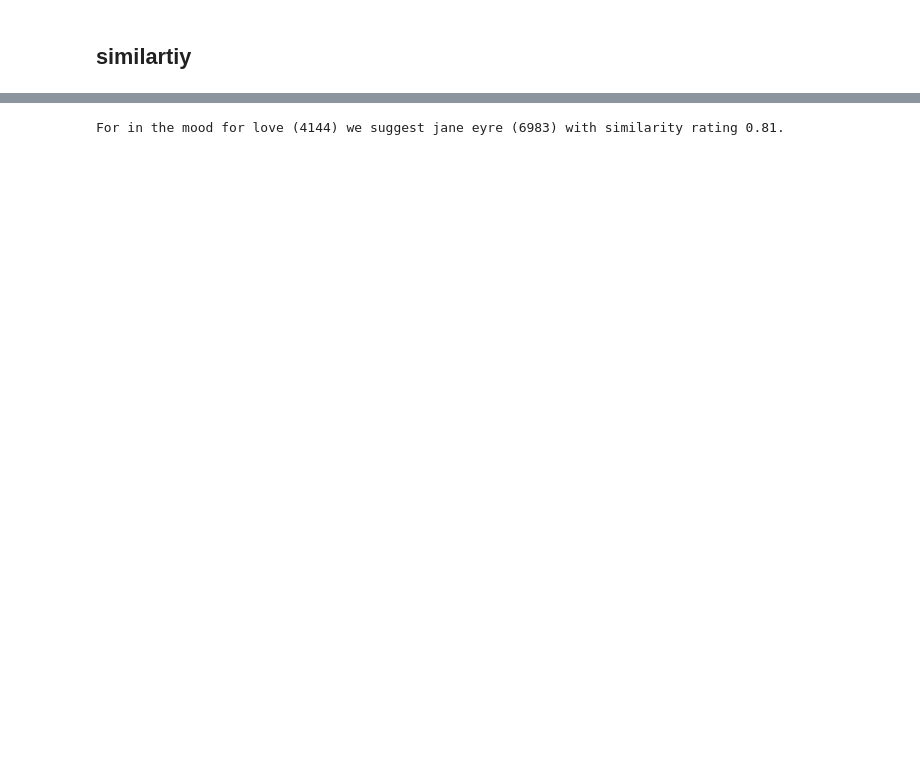
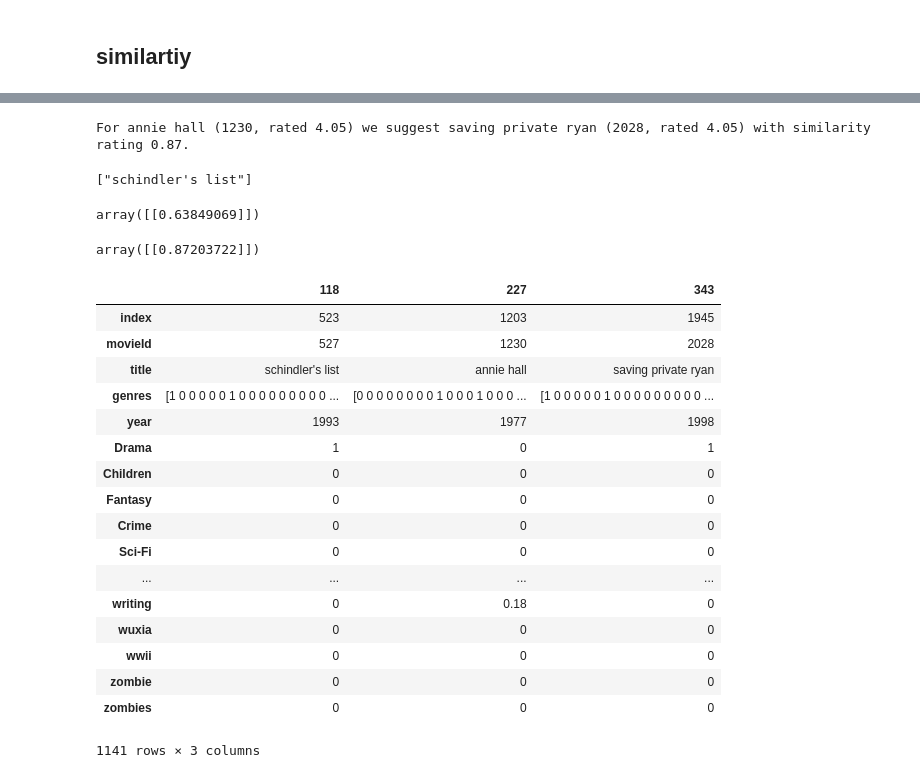
Before and after one commit to drdarina/ds_workshop, a Jupyter notebook: rec_eng.ipynb, the cells around one changed output, grey strips where cells are left out. Drawn from its saved outputs; the diff is of its cells as text; code cells hidden in the pictures; blank space fills up the shorter version.

```diff
--- a/rec_eng.ipynb
+++ b/rec_eng.ipynb
@@ -26,6 +26,8 @@ def get_data(fn):
 # %%
 movies = get_data('movies_clean')
 movies = movies[[i for i in movies.columns if i not in ['Unnamed: 0', 'index']]]
-movies.head()
+
+# movies = movies.loc[(movies.total_ratings >= 10000) & (movies.year >= 1990) & (movies.mean_rating >= 4)].reset_index()
+movies = movies.loc[movies.total_ratings >= 10000].reset_index()
 # %% [output]
 movies_clean total: 45843 rows.
@@ -41,2 +39,9 @@ n_movies = len(movies)
 # %%
 tags = [i for i in movies.columns if i not in ['Unnamed: 0', 'level_0', 'index', 'movieId', 'title', 'genres', 'year', 'total_ratings']]
+# %%
+#remove all tags that don't have a movie associated to them
+for tag in tags:
+    if movies[tag].sum() == 0:
+        movies = movies.drop(tag, axis=1)
+# %%
+tags = [i for i in movies.columns if i not in ['Unnamed: 0', 'level_0', 'index', 'movieId', 'title', 'genres', 'year', 'total_ratings']]
@@ -113,4 +100,37 @@ Name: 31443, Length: 1154, dtype: object
-# %%
-get_similarities_for_movie_title('in the mood for love')
-# %% [output]
-For in the mood for love (4144) we suggest jane eyre (6983) with similarity rating 0.81.
+# %%
+get_similarities_for_movie_title('annie hall')
+# %% [output]
+For annie hall (1230, rated 4.05) we suggest saving private ryan (2028, rated 4.05) with similarity rating 0.87.
+# %%
+[i for i in movies.title if 'schindler' in i]
+# %% [output]
+["schindler's list"]
+# %%
+cosine_similarity(movies.iloc[118][tags].as_matrix(), movies.iloc[343][tags].as_matrix())
+# %% [output]
+array([[0.63849069]])
+# %%
+cosine_similarity(movies.iloc[227][tags].as_matrix(), movies.iloc[343][tags].as_matrix())
+# %% [output]
+array([[0.87203722]])
+# %%
+movies[movies.title.isin(['annie hall', 'saving private ryan', "schindler's list"])].T
+# %% [output]
+|  | 118 | 227 | 343 |
+| index | 523 | 1203 | 1945 |
+| movieId | 527 | 1230 | 2028 |
+| title | schindler's list | annie hall | saving private ryan |
+| genres | [1 0 0 0 0 0 1 0 0 0 0 0 0 0 0 0 ... | [0 0 0 0 0 0 0 0 1 0 0 0 1 0 0 0 ... | [1 0 0 0 0 0 1 0 0 0 0 0 0 0 0 0 ... |
+| year | 1993 | 1977 | 1998 |
+| Drama | 1 | 0 | 1 |
+| Children | 0 | 0 | 0 |
+| Fantasy | 0 | 0 | 0 |
+| Crime | 0 | 0 | 0 |
+| Sci-Fi | 0 | 0 | 0 |
+| ... | ... | ... | ... |
+| writing | 0 | 0.18 | 0 |
+| wuxia | 0 | 0 | 0 |
+| wwii | 0 | 0 | 0 |
+| zombie | 0 | 0 | 0 |
+| zombies | 0 | 0 | 0 |
+1141 rows × 3 columns
```
Also changed, not shown: parts of 8 cells of this notebook, 1 other file.
